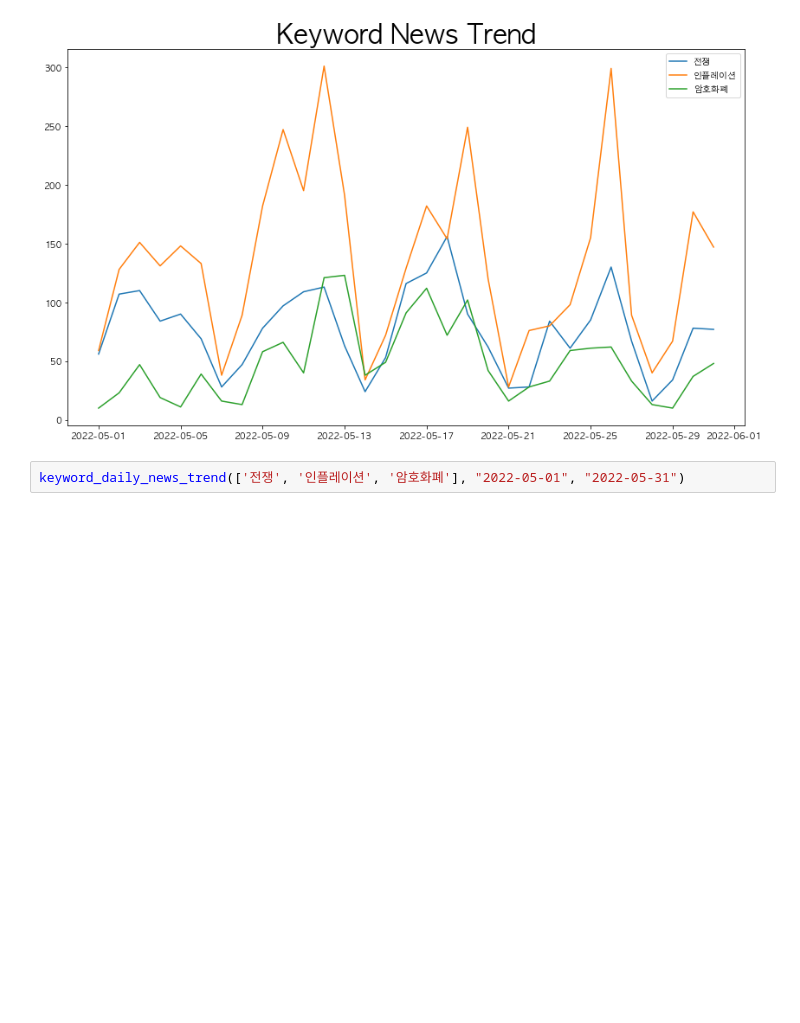
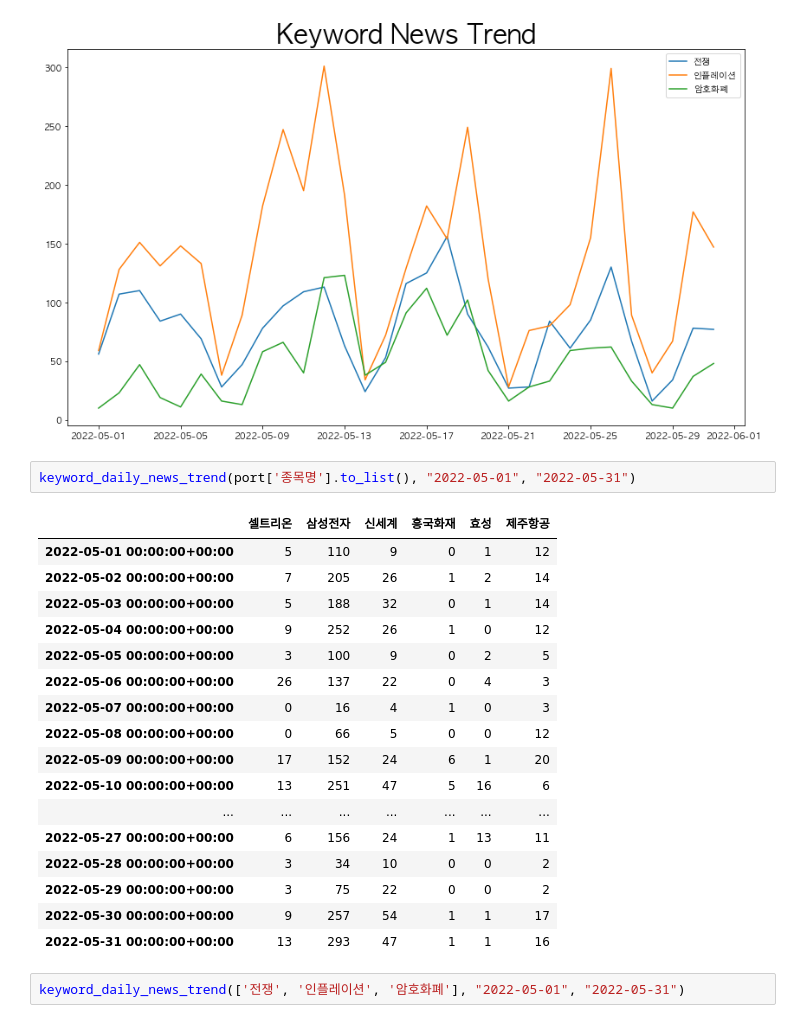
Before and after one commit to MalrangQuant/Unstructrued_data_TP, a Jupyter notebook: Final Organization/Final_Organization_Module.ipynb, the cells around one changed output. Drawn from its saved outputs; the diff is of its cells as text; blank space fills up the shorter version.

```diff
--- a/Final Organization/Final_Organization_Module.ipynb
+++ b/Final Organization/Final_Organization_Module.ipynb
@@ -305,6 +304,26 @@ def keyword_daily_news_trend (keyword_list, date_from, date_to):
 df_plotting(keyword_daily_news_trend(['전쟁', '인플레이션', '암호화폐'], "2022-05-01", "2022-05-31"), "Keyword News Trend")
 # %% [output]
 [figure]
+# %%
+keyword_daily_news_trend(port['종목명'].to_list(), "2022-05-01", "2022-05-31")
+# %% [output]
+|  | 셀트리온 | 삼성전자 | 신세계 | 흥국화재 | 효성 | 제주항공 |
+| 2022-05-01 00:00:00+00:00 | 5 | 110 | 9 | 0 | 1 | 12 |
+| 2022-05-02 00:00:00+00:00 | 7 | 205 | 26 | 1 | 2 | 14 |
+| 2022-05-03 00:00:00+00:00 | 5 | 188 | 32 | 0 | 1 | 14 |
+| 2022-05-04 00:00:00+00:00 | 9 | 252 | 26 | 1 | 0 | 12 |
+| 2022-05-05 00:00:00+00:00 | 3 | 100 | 9 | 0 | 2 | 5 |
+| 2022-05-06 00:00:00+00:00 | 26 | 137 | 22 | 0 | 4 | 3 |
+| 2022-05-07 00:00:00+00:00 | 0 | 16 | 4 | 1 | 0 | 3 |
+| 2022-05-08 00:00:00+00:00 | 0 | 66 | 5 | 0 | 0 | 12 |
+| 2022-05-09 00:00:00+00:00 | 17 | 152 | 24 | 6 | 1 | 20 |
+| 2022-05-10 00:00:00+00:00 | 13 | 251 | 47 | 5 | 16 | 6 |
+| ... | ... | ... | ... | ... | ... | ... |
+| 2022-05-27 00:00:00+00:00 | 6 | 156 | 24 | 1 | 13 | 11 |
+| 2022-05-28 00:00:00+00:00 | 3 | 34 | 10 | 0 | 0 | 2 |
+| 2022-05-29 00:00:00+00:00 | 3 | 75 | 22 | 0 | 0 | 2 |
+| 2022-05-30 00:00:00+00:00 | 9 | 257 | 54 | 1 | 1 | 17 |
+| 2022-05-31 00:00:00+00:00 | 13 | 293 | 47 | 1 | 1 | 16 |
 # %%
 keyword_daily_news_trend(['전쟁', '인플레이션', '암호화폐'], "2022-05-01", "2022-05-31")
 # %% [output]
```
Also changed, not shown: parts of 31 cells of this notebook, 10 other files.
